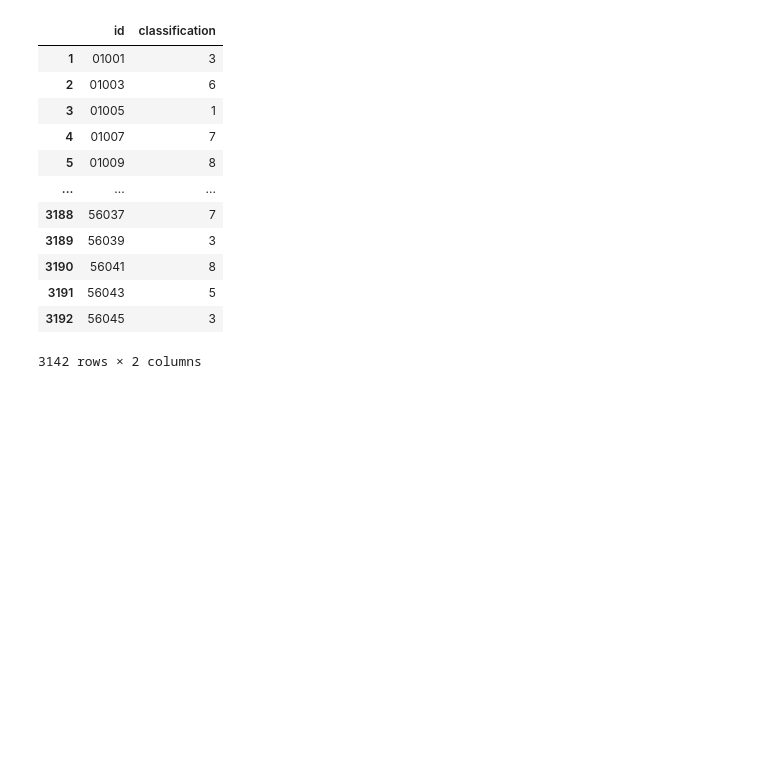
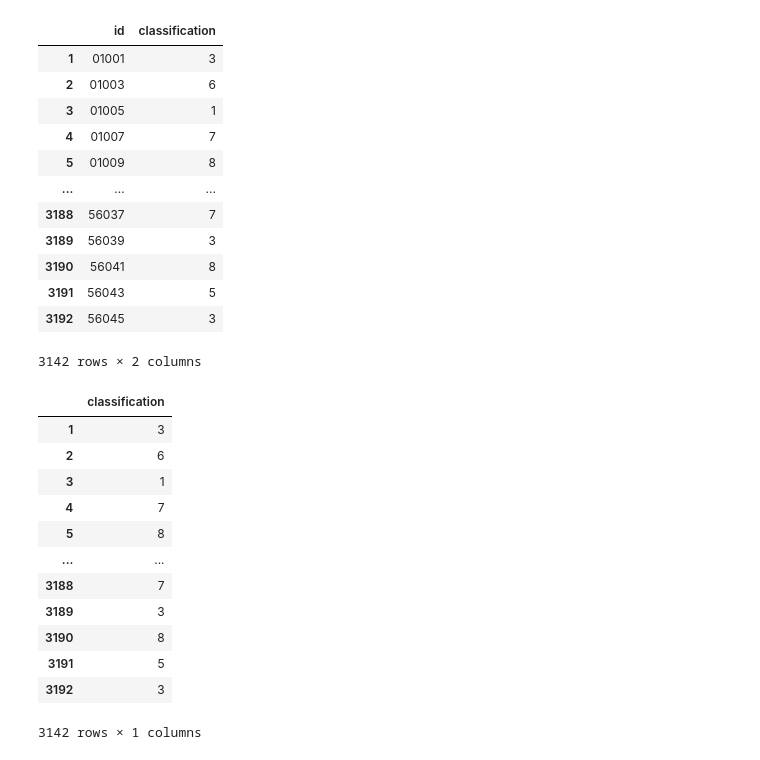
Before and after one commit to gt-big-data/MentalHealthRedistribution, a Jupyter notebook: Analysis/1st_sem_model/final_approach.ipynb, the cells around one changed output. Cells and saved outputs as stored; diff of their text form; code cells hidden in the pictures; blank space fills up the shorter version.

```diff
--- a/Analysis/1st_sem_model/final_approach.ipynb
+++ b/Analysis/1st_sem_model/final_approach.ipynb
@@ -303,0 +309,17 @@ to_csv.to_csv('./classifications.csv', index=False)
+# %%
+classfications_with_counties = to_csv.drop(['id'], axis=1)
+classfications_with_counties
+# %% [output]
+|  | classification |
+| 1 | 3 |
+| 2 | 6 |
+| 3 | 1 |
+| 4 | 7 |
+| 5 | 8 |
+| ... | ... |
+| 3188 | 7 |
+| 3189 | 3 |
+| 3190 | 8 |
+| 3191 | 5 |
+| 3192 | 3 |
+3142 rows × 1 columns
```
Also changed, not shown: parts of 8 cells of this notebook, 3 other files.
